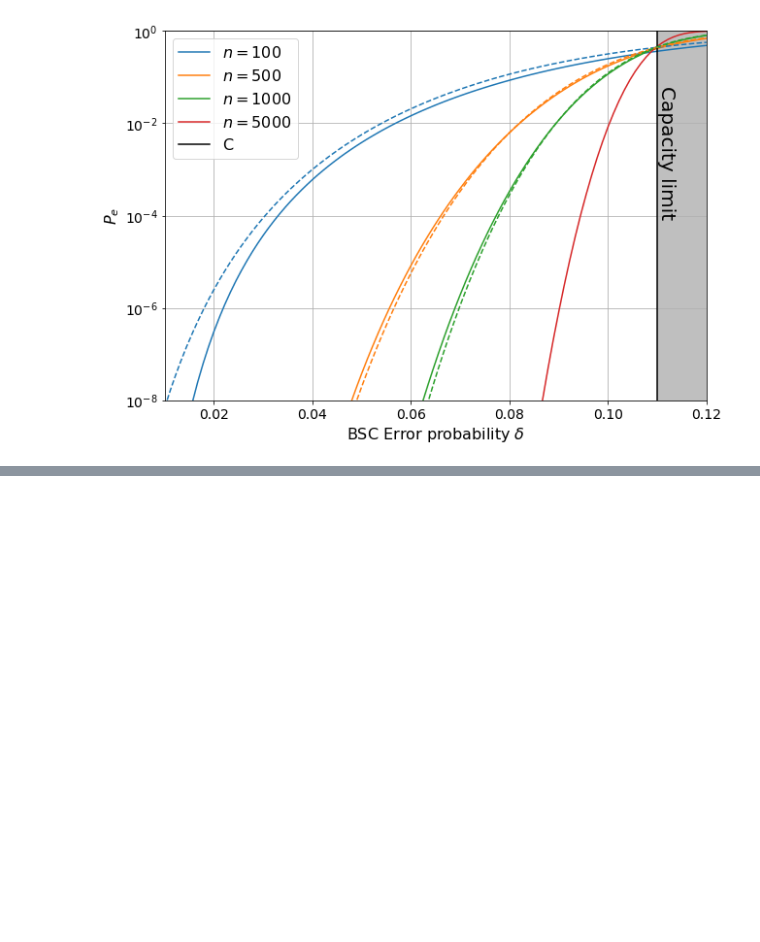
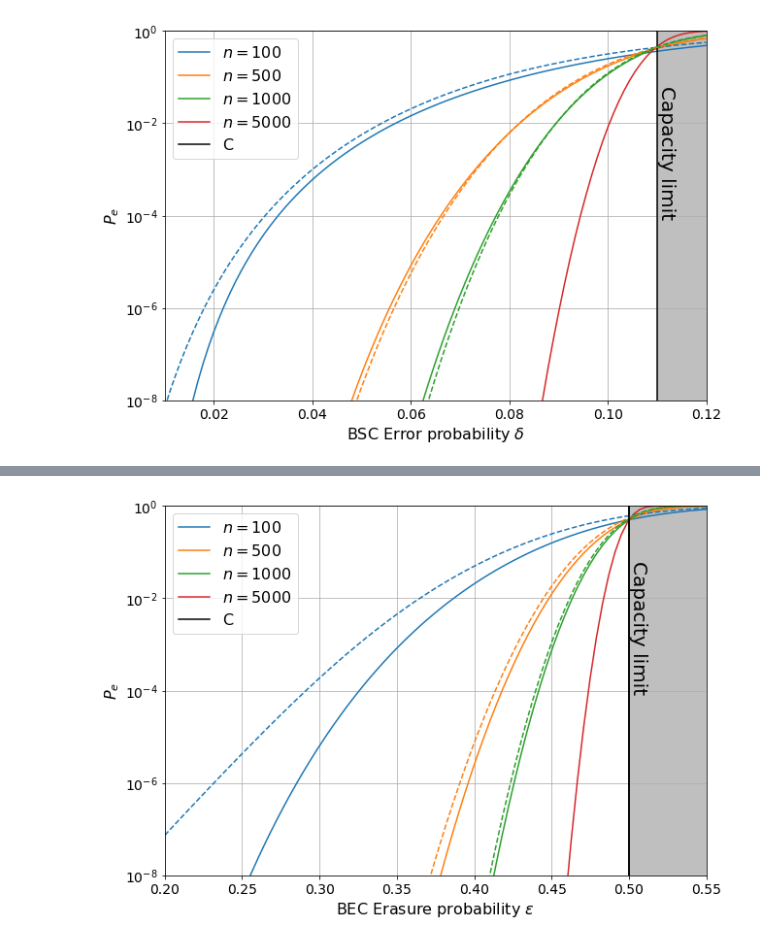
Before and after one commit to kit-cel/lecture-examples, a Jupyter notebook: cc2/ch1_Information_Theory/BSC_BEC_Capacity_Finitelength.ipynb, the cells around one changed output, grey strips where cells are left out. Drawn from its saved outputs; the diff is of its cells as text; code cells hidden in the pictures; blank space fills up the shorter version.

```diff
--- a/cc2/ch1_Information_Theory/BSC_BEC_Capacity_Finitelength.ipynb
+++ b/cc2/ch1_Information_Theory/BSC_BEC_Capacity_Finitelength.ipynb
@@ -303,0 +334,48 @@ plt.grid(True)
+# %%
+def get_Pe_RCU_BEC(n, r, epsilon):
+    binomials = [comb(n,t,exact=False) for t in range(n+1)]
+
+    return np.sum([comb(n,t,exact=True) * (epsilon**t) * ((1-epsilon)**(n-t)) * min(1,  2**(-n*(1-r)+t))  for t in range(n+1)])
+# %%
+epsilon_range = np.linspace(0.2,0.6,100)
+
+
+Pe_BEC_r12_n100 = [get_Pe_finite_length_BEC(100, 0.5, epsilon) for epsilon in epsilon_range]
+Pe_BEC_r12_n500 = [get_Pe_finite_length_BEC(500, 0.5, epsilon) for epsilon in epsilon_range]
+Pe_BEC_r12_n1000 = [get_Pe_finite_length_BEC(1000, 0.5, epsilon) for epsilon in epsilon_range]
+Pe_BEC_r12_n5000 = [get_Pe_finite_length_BEC(5000, 0.5, epsilon) for epsilon in epsilon_range]
+
+
+Pe_RCU_BEC_r12_n100 = [get_Pe_RCU_BEC(100, 0.5, epsilon) for epsilon in epsilon_range]
+Pe_RCU_BEC_r12_n500 = [get_Pe_RCU_BEC(500, 0.5, epsilon) for epsilon in epsilon_range]
+Pe_RCU_BEC_r12_n1000 = [get_Pe_RCU_BEC(1000, 0.5, epsilon) for epsilon in epsilon_range]
+
+
+fig = plt.figure(1,figsize=(10,7))
+plt.semilogy(epsilon_range, Pe_BEC_r12_n100)
+plt.semilogy(epsilon_range, Pe_BEC_r12_n500)
+plt.semilogy(epsilon_range, Pe_BEC_r12_n1000)
+plt.semilogy(epsilon_range, Pe_BEC_r12_n5000)
+plt.axvline(x=0.5, color='k')
+
+plt.gca().set_prop_cycle(None)
+plt.semilogy(epsilon_range, Pe_RCU_BEC_r12_n100, '--')
+plt.semilogy(epsilon_range, Pe_RCU_BEC_r12_n500, '--')
+plt.semilogy(epsilon_range, Pe_RCU_BEC_r12_n1000, '--')
+
+
+
+plt.axvspan(0.5, 0.55, alpha=0.5, color='gray')
+plt.axvline(x=0.5, color='k')
+plt.ylim((1e-8,1))
+plt.xlim((0.2,0.55))
+plt.xlabel('BEC Erasure probability $\epsilon$', fontsize=16)
+plt.ylabel('$P_e$', fontsize=16)
+plt.legend(['$n = 100$', '$n=500$','$n=1000$', '$n=5000$', 'C'], fontsize=16)
+plt.text(0.5, 1e-4, 'Capacity limit', {'color': 'k', 'fontsize': 20, 'rotation': -90})
+plt.xticks(fontsize=14)
+plt.yticks(fontsize=14)
+plt.grid(True)
+#plt.savefig('BEC_Pe_R12.pdf',bbox_inches='tight')
+# %% [output]
+[figure, added]
```
Also changed, not shown: parts of 3 cells of this notebook.
